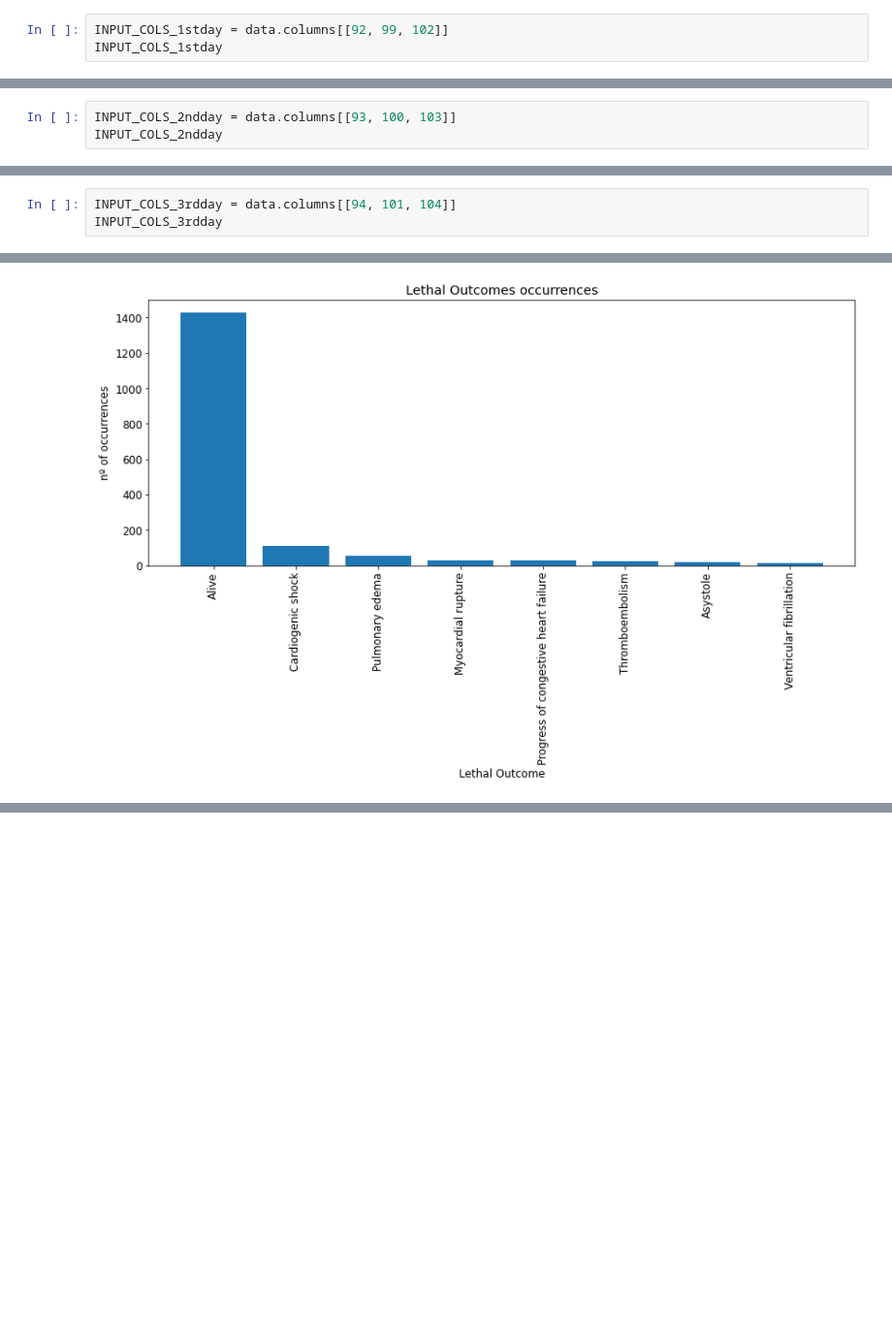
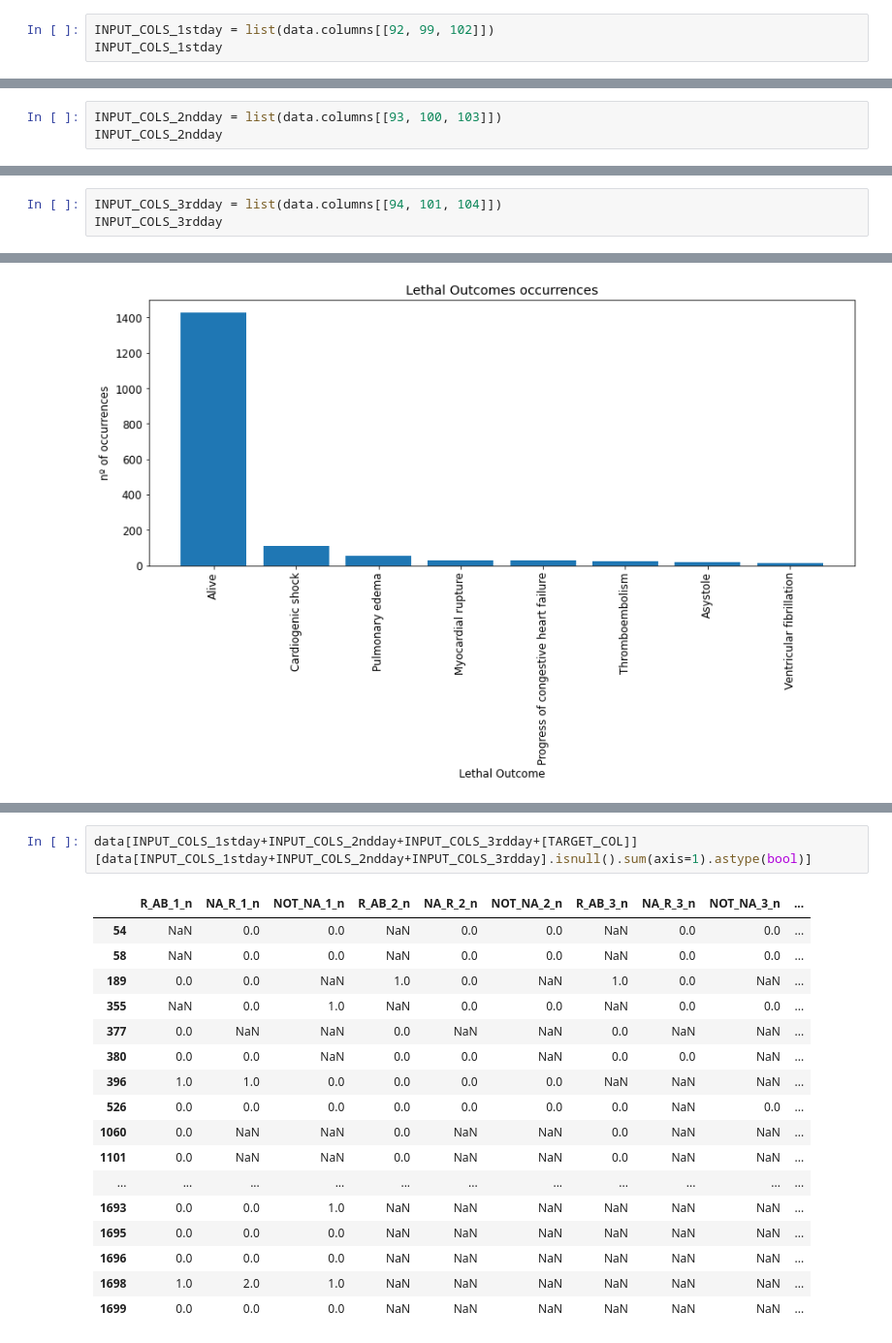
Before and after one commit to dwelcaslu/IFSP---Projeto-Interdisciplinar, a Jupyter notebook: notebooks/lucas/nbk00_data_exploration.ipynb, the cells around one changed output, grey strips where cells are left out. Shown: that part at 97% size. Saved outputs shown, nothing was run; the diff lists cells and outputs as text; blank space fills up the shorter version.

```diff
--- a/notebooks/lucas/nbk00_data_exploration.ipynb
+++ b/notebooks/lucas/nbk00_data_exploration.ipynb
@@ -112,6 +96,6 @@ Index(['ID', 'AGE', 'SEX', 'INF_ANAM', 'STENOK_AN', 'FK_STENOK', 'IBS_POST',
        'ANT_CA_S_n', 'GEPAR_S_n', 'ASP_S_n', 'TIKL_S_n', 'TRENT_S_n'],
       dtype='object', length=112)
 # %%
-INPUT_COLS_1stday = data.columns[[92, 99, 102]]
+INPUT_COLS_1stday = list(data.columns[[92, 99, 102]])
 INPUT_COLS_1stday
 # %% [output]
@@ -119,4 +103,4 @@ Index(['R_AB_1_n', 'NA_R_1_n', 'NOT_NA_1_n'], dtype='object')
 # %%
-INPUT_COLS_2ndday = data.columns[[93, 100, 103]]
+INPUT_COLS_2ndday = list(data.columns[[93, 100, 103]])
 INPUT_COLS_2ndday
 # %% [output]
@@ -124,4 +108,4 @@ Index(['R_AB_2_n', 'NA_R_2_n', 'NOT_NA_2_n'], dtype='object')
 # %%
-INPUT_COLS_3rdday = data.columns[[94, 101, 104]]
+INPUT_COLS_3rdday = list(data.columns[[94, 101, 104]])
 INPUT_COLS_3rdday
 # %% [output]
@@ -232,0 +273,20 @@ plt.show()
+# %%
+data[INPUT_COLS_1stday+INPUT_COLS_2ndday+INPUT_COLS_3rdday+[TARGET_COL]][data[INPUT_COLS_1stday+INPUT_COLS_2ndday+INPUT_COLS_3rdday].isnull().sum(axis=1).astype(bool)]
+# %% [output]
+|  | R_AB_1_n | NA_R_1_n | NOT_NA_1_n | R_AB_2_n | NA_R_2_n | NOT_NA_2_n | R_AB_3_n | NA_R_3_n | NOT_NA_3_n | ... |
+| 54 | NaN | 0.0 | 0.0 | NaN | 0.0 | 0.0 | NaN | 0.0 | 0.0 | ... |
+| 58 | NaN | 0.0 | 0.0 | NaN | 0.0 | 0.0 | NaN | 0.0 | 0.0 | ... |
+| 189 | 0.0 | 0.0 | NaN | 1.0 | 0.0 | NaN | 1.0 | 0.0 | NaN | ... |
+| 355 | NaN | 0.0 | 1.0 | NaN | 0.0 | 0.0 | NaN | 0.0 | 0.0 | ... |
+| 377 | 0.0 | NaN | NaN | 0.0 | NaN | NaN | 0.0 | NaN | NaN | ... |
+| 380 | 0.0 | 0.0 | NaN | 0.0 | 0.0 | NaN | 0.0 | 0.0 | NaN | ... |
+| 396 | 1.0 | 1.0 | 0.0 | 0.0 | 0.0 | 0.0 | NaN | NaN | NaN | ... |
+| 526 | 0.0 | 0.0 | 0.0 | 0.0 | 0.0 | 0.0 | 0.0 | NaN | 0.0 | ... |
+| 1060 | 0.0 | NaN | NaN | 0.0 | NaN | NaN | 0.0 | NaN | NaN | ... |
+| 1101 | 0.0 | NaN | NaN | 0.0 | NaN | NaN | 0.0 | NaN | NaN | ... |
+| ... | ... | ... | ... | ... | ... | ... | ... | ... | ... | ... |
+| 1693 | 0.0 | 0.0 | 1.0 | NaN | NaN | NaN | NaN | NaN | NaN | ... |
+| 1695 | 0.0 | 0.0 | 0.0 | NaN | NaN | NaN | NaN | NaN | NaN | ... |
+| 1696 | 0.0 | 0.0 | 0.0 | NaN | NaN | NaN | NaN | NaN | NaN | ... |
+| 1698 | 1.0 | 2.0 | 1.0 | NaN | NaN | NaN | NaN | NaN | NaN | ... |
+| 1699 | 0.0 | 0.0 | 0.0 | NaN | NaN | NaN | NaN | NaN | NaN | ... |
```
Also changed, not shown: parts of 18 cells of this notebook, 5 other files.
